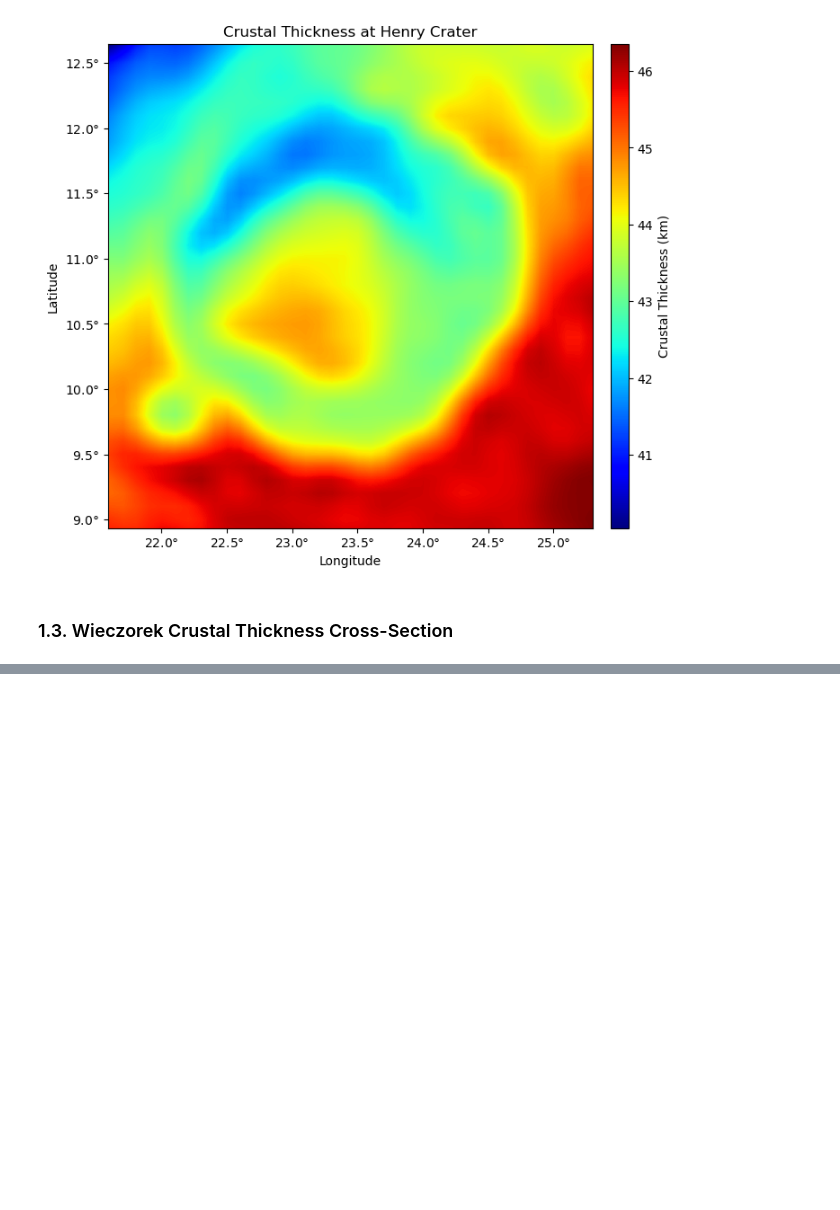
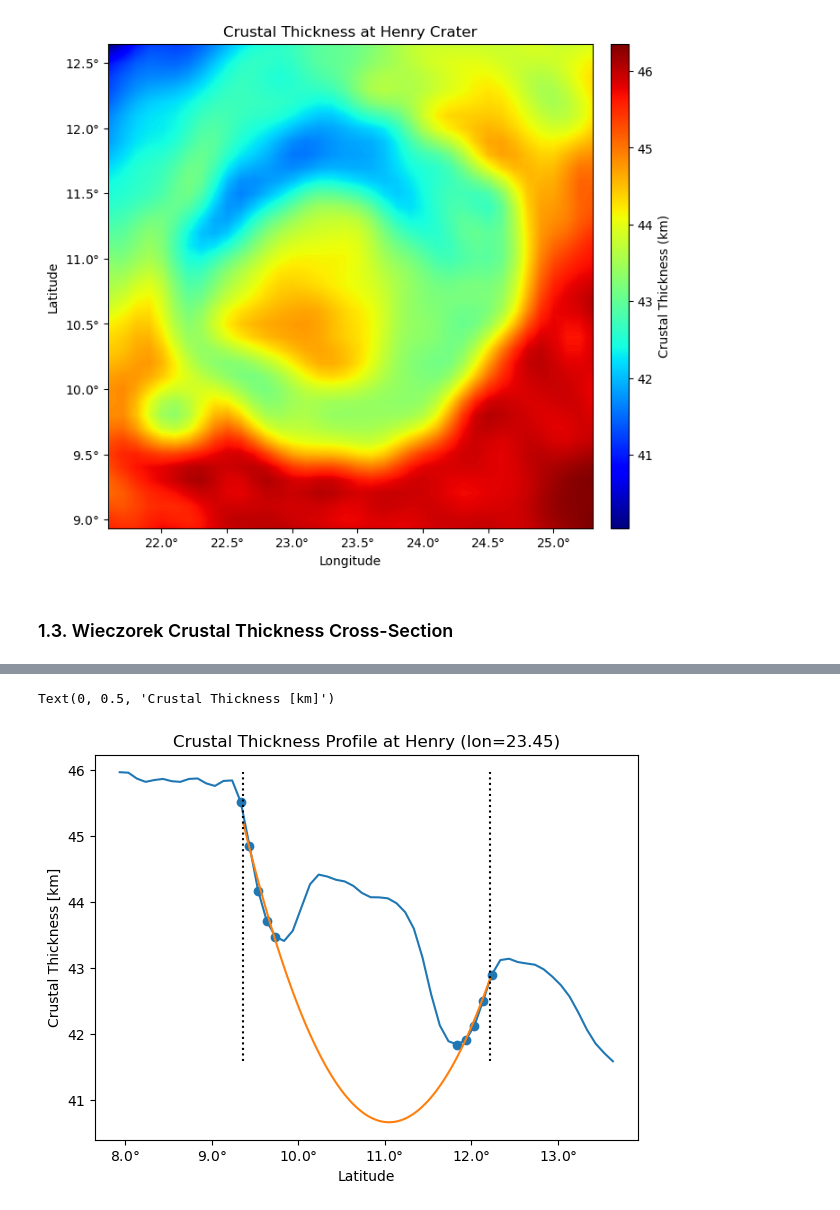
Before and after one commit to Humboldt-Penguin/Mars-Magnetics-Research, a Jupyter notebook: code/05_mag_src_map/src/main/henry_cr_thick.ipynb, the cells around one changed output, grey strips where cells are left out. Cells and saved outputs as stored; diff of their text form; code cells hidden in the pictures; blank space fills up the shorter version.

```diff
--- a/code/05_mag_src_map/src/main/henry_cr_thick.ipynb
+++ b/code/05_mag_src_map/src/main/henry_cr_thick.ipynb
@@ -151,0 +152,79 @@ Text(0, 0.5, 'Crustal Thickness [km]')
+# %%
+''' Get cross-sectional data '''
+
+crater_name = 'Henry'
+scaling = 2
+spacing = 0.1
+
+
+thiscrater = Craters.getByName(crater_name)
+radius_th = Craters.km2theta(thiscrater['diam']/2)
+
+
+lon = thiscrater['lon']
+crater_lat_bottom = thiscrater['lat']-radius_th
+crater_lat_top = thiscrater['lat']+radius_th
+lat_bottom = thiscrater['lat']-radius_th*scaling
+lat_top = thiscrater['lat']+radius_th*scaling
+
+
+lat_range = np.arange(lat_bottom, lat_top, spacing)
+
+
+dat = []
+
+for lat in lat_range:
+    dat.append(Crust.getThickness(lon, lat))
+
+dat = np.asarray(dat)
+
+
+
+
+
+''' Isolate un-altered crater data + fit '''
+
+
+
+ind = np.where((9.25 < lat_range) & (lat_range < 9.75) | (11.8 < lat_range) & (lat_range < 12.25))
+lat_range_crop = lat_range[ind]
+dat_crop = dat[ind]
+
+
+
+
+from scipy.optimize import curve_fit
+
+def model_f(x,a,b,c):
+    return a*(x-b)**2 + c
+
+popt, pcov = curve_fit(model_f, lat_range_crop, dat_crop, p0=[1,11,40])
+
+a_opt, b_opt, c_opt = popt
+x_model = np.linspace(crater_lat_bottom, crater_lat_top, 100)
+y_model = model_f(x_model, a_opt, b_opt, c_opt)
+
+
+
+
+''' Plot data and fit '''
+
+
+fig = plt.figure(figsize=(7,5))
+ax = plt.axes()
+
+lin_dat = ax.plot(lat_range, dat, color='C0')
+lin_fit = ax.plot(x_model, y_model, color='C1')
+scat_training = ax.scatter(lat_range_crop, dat_crop, color='C0')
+
+# ax.invert_xaxis()
+
+ax.vlines(x=[crater_lat_bottom, crater_lat_top], ymin=np.amin(dat), ymax=np.amax(dat), colors='k', linestyles='dotted')
+
+ax.set_title(f'Crustal Thickness Profile at {crater_name} (lon={lon:0.2f})')
+ax.set_xlabel('Latitude')
+ax.xaxis.set_major_formatter('{x}$\degree$')
+ax.set_ylabel('Crustal Thickness [km]')
+# %% [output]
+Text(0, 0.5, 'Crustal Thickness [km]')
+[figure, added]
```
Also changed, not shown: parts of 1 cell of this notebook.
